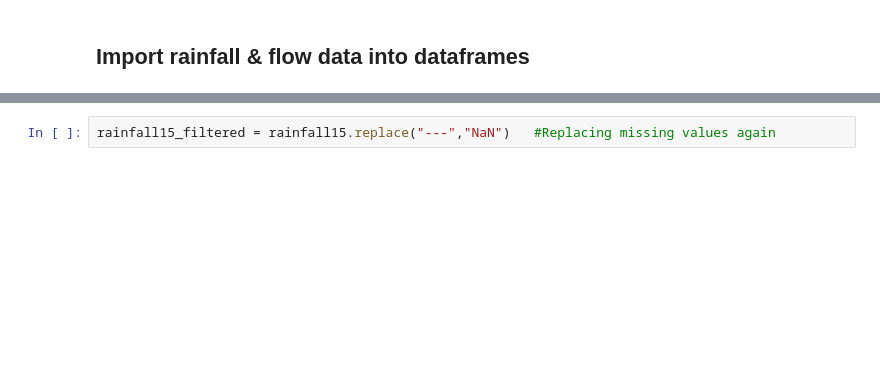
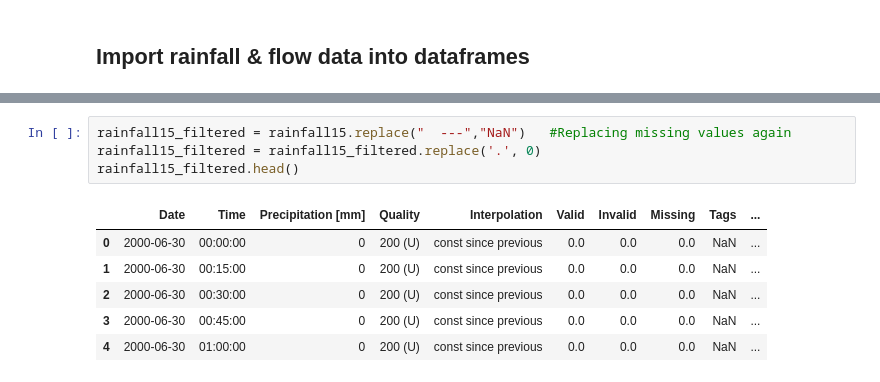
Before and after one commit to ai4er-cdt/flood_risk_shipston, a Jupyter notebook: rainfall_data.ipynb, the cells around one changed output, grey strips where cells are left out. Cells and saved outputs as stored; diff of their text form; blank space fills up the shorter version.

```diff
--- a/rainfall_data.ipynb
+++ b/rainfall_data.ipynb
@@ -55,5 +56,14 @@ rainfall15 = pd.read_excel('EA_files_subsample/Shipston Wiski data - 15 min.xlsx
 # %%
-rainfall15_filtered = rainfall15.replace("---","NaN")   #Replacing missing values again
+rainfall15_filtered = rainfall15.replace("  ---","NaN")   #Replacing missing values again
+rainfall15_filtered = rainfall15_filtered.replace('.', 0)
+rainfall15_filtered.head()
+# %% [output]
+|  | Date | Time | Precipitation [mm] | Quality | Interpolation | Valid | Invalid | Missing | Tags | ... |
+| 0 | 2000-06-30 | 00:00:00 | 0 | 200 (U) | const since previous | 0.0 | 0.0 | 0.0 | NaN | ... |
+| 1 | 2000-06-30 | 00:15:00 | 0 | 200 (U) | const since previous | 0.0 | 0.0 | 0.0 | NaN | ... |
+| 2 | 2000-06-30 | 00:30:00 | 0 | 200 (U) | const since previous | 0.0 | 0.0 | 0.0 | NaN | ... |
+| 3 | 2000-06-30 | 00:45:00 | 0 | 200 (U) | const since previous | 0.0 | 0.0 | 0.0 | NaN | ... |
+| 4 | 2000-06-30 | 01:00:00 | 0 | 200 (U) | const since previous | 0.0 | 0.0 | 0.0 | NaN | ... |
 # %%
 #Print rainfall data with missing values - only 1 value missing
 print(rainfall15['Date'][rainfall15['Quality']=='missing'].unique())
```
Also changed, not shown: parts of 9 cells of this notebook.
